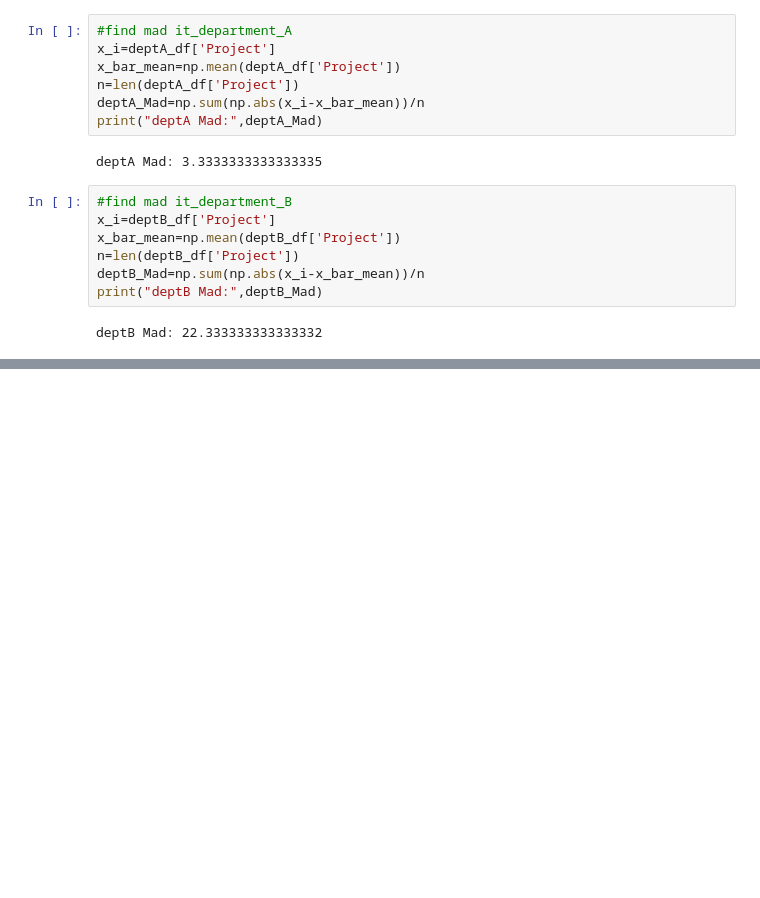
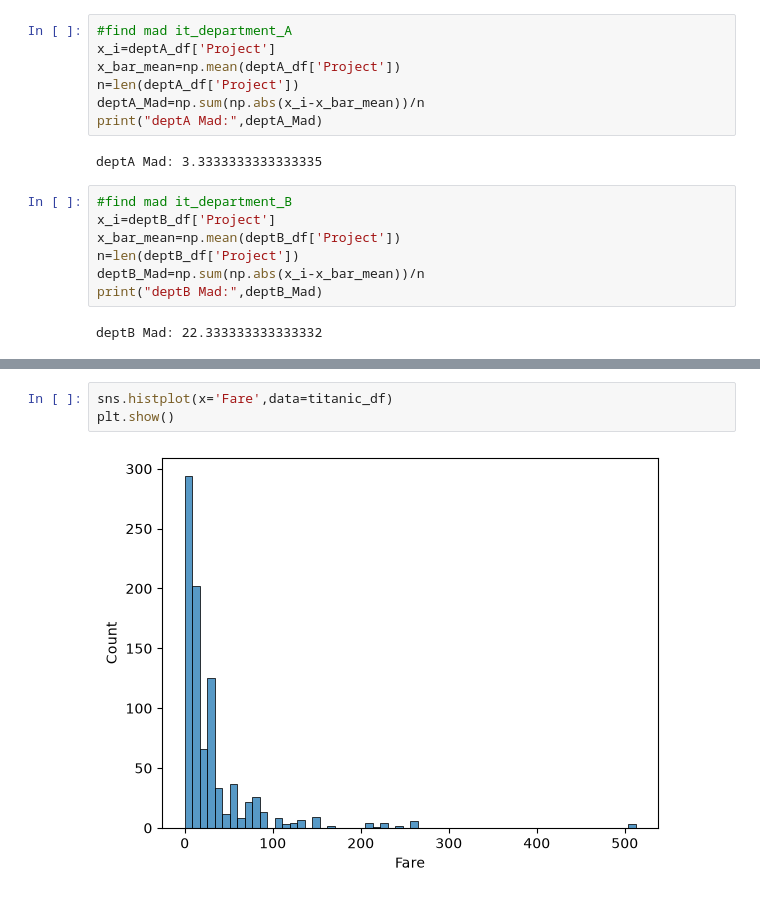
Before and after one commit to sagarhpoojary11/Placement-Training, a Jupyter notebook: Statistics for Data Science/Phase2_variability.ipynb, the cells around one changed output, grey strips where cells are left out. Drawn from its saved outputs; the diff is of its cells as text; blank space fills up the shorter version.

```diff
--- a/Statistics for Data Science/Phase2_variability.ipynb
+++ b/Statistics for Data Science/Phase2_variability.ipynb
@@ -77,0 +101,5 @@ deptB Mad: 22.333333333333332
+# %%
+sns.histplot(x='Fare',data=titanic_df)
+plt.show()
+# %% [output]
+[figure, added]
```
Also changed, not shown: parts of 8 cells of this notebook, 3 other files.
